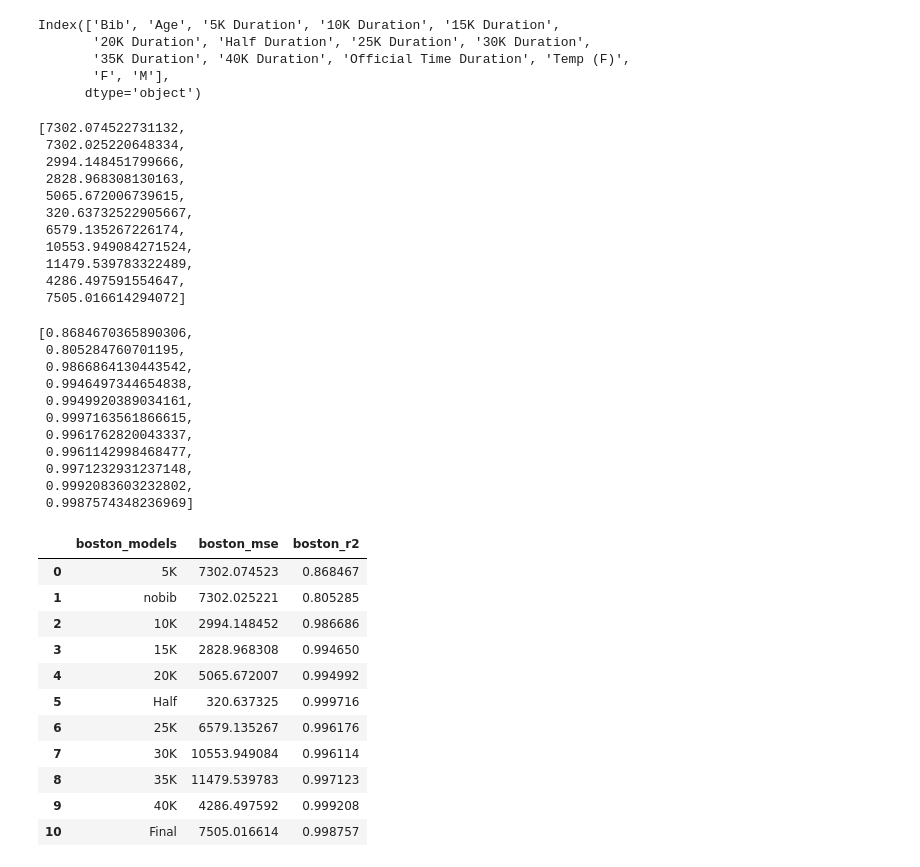
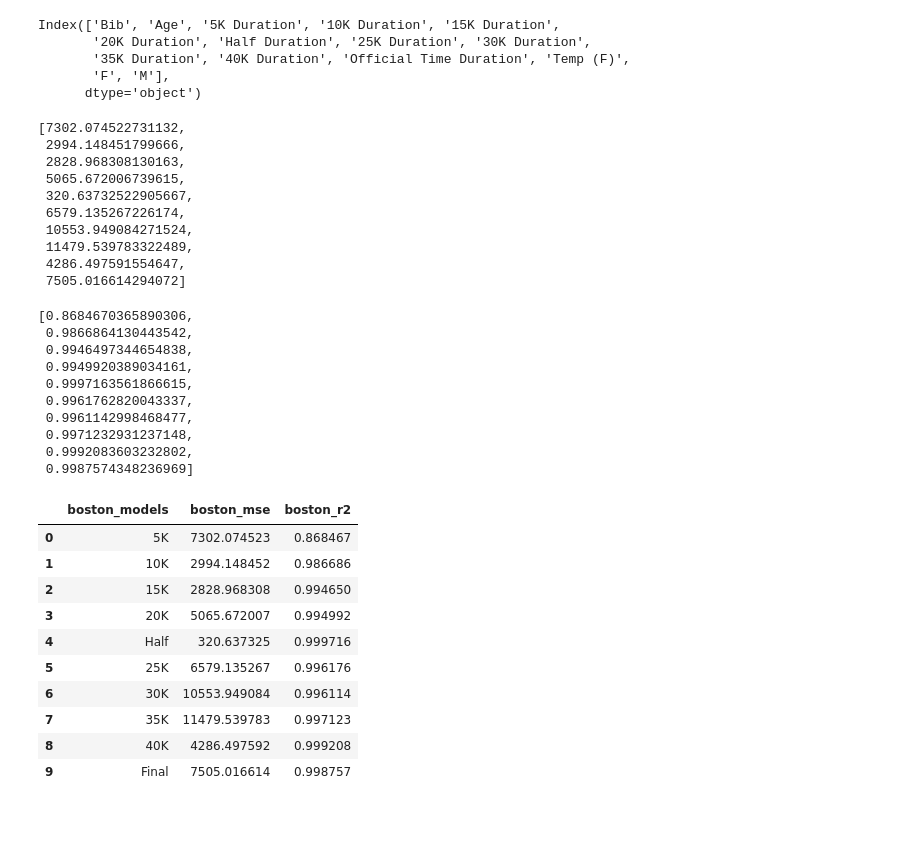
Before and after one commit to amcm29/MachineLearning_Marathon, a Jupyter notebook: boston_model.ipynb, the cells around one changed output. Cells and saved outputs as stored; diff of their text form; code cells hidden in the pictures; blank space fills up the shorter version.

```diff
--- a/boston_model.ipynb
+++ b/boston_model.ipynb
@@ -326,9 +338,9 @@ print(f"MSE: {MSE}, R2: {r2}")
 
 # create lists of MSE and r2 values for each model
 
-boston_models.append('nobib')
-boston_mse.append(MSE)
-boston_r2.append(r2)
+# boston_models.append('nobib')
+# boston_mse.append(MSE)
+# boston_r2.append(r2)
 # %% [output]
 MSE: 7302.025220648334, R2: 0.805284760701195
 # %%
@@ -921,7 +942,6 @@ Index(['Bib', 'Age', '5K Duration', '10K Duration', '15K Duration',
 boston_mse
 # %% [output]
 [7302.074522731132,
- 7302.025220648334,
  2994.148451799666,
  2828.968308130163,
  5065.672006739615,
@@ -935,7 +955,6 @@ boston_mse
 boston_r2
 # %% [output]
 [0.8684670365890306,
- 0.805284760701195,
  0.9866864130443542,
  0.9946497344654838,
  0.9949920389034161,
@@ -946,22 +965,21 @@ boston_r2
  0.9992083603232802,
  0.9987574348236969]
 # %%
-boston_df=pd.DataFrame({
+boston_residuals_df=pd.DataFrame({
     'boston_models':boston_models,
     'boston_mse':boston_mse,
     'boston_r2':boston_r2
 })
-boston_df
+boston_residuals_df
 # %% [output]
 |  | boston_models | boston_mse | boston_r2 |
 | 0 | 5K | 7302.074523 | 0.868467 |
-| 1 | nobib | 7302.025221 | 0.805285 |
-| 2 | 10K | 2994.148452 | 0.986686 |
-| 3 | 15K | 2828.968308 | 0.994650 |
-| 4 | 20K | 5065.672007 | 0.994992 |
-| 5 | Half | 320.637325 | 0.999716 |
-| 6 | 25K | 6579.135267 | 0.996176 |
-| 7 | 30K | 10553.949084 | 0.996114 |
-| 8 | 35K | 11479.539783 | 0.997123 |
-| 9 | 40K | 4286.497592 | 0.999208 |
-| 10 | Final | 7505.016614 | 0.998757 |
+| 1 | 10K | 2994.148452 | 0.986686 |
+| 2 | 15K | 2828.968308 | 0.994650 |
+| 3 | 20K | 5065.672007 | 0.994992 |
+| 4 | Half | 320.637325 | 0.999716 |
+| 5 | 25K | 6579.135267 | 0.996176 |
+| 6 | 30K | 10553.949084 | 0.996114 |
+| 7 | 35K | 11479.539783 | 0.997123 |
+| 8 | 40K | 4286.497592 | 0.999208 |
+| 9 | Final | 7505.016614 | 0.998757 |
```
Also changed, not shown: parts of 16 cells of this notebook, 10 other files.
